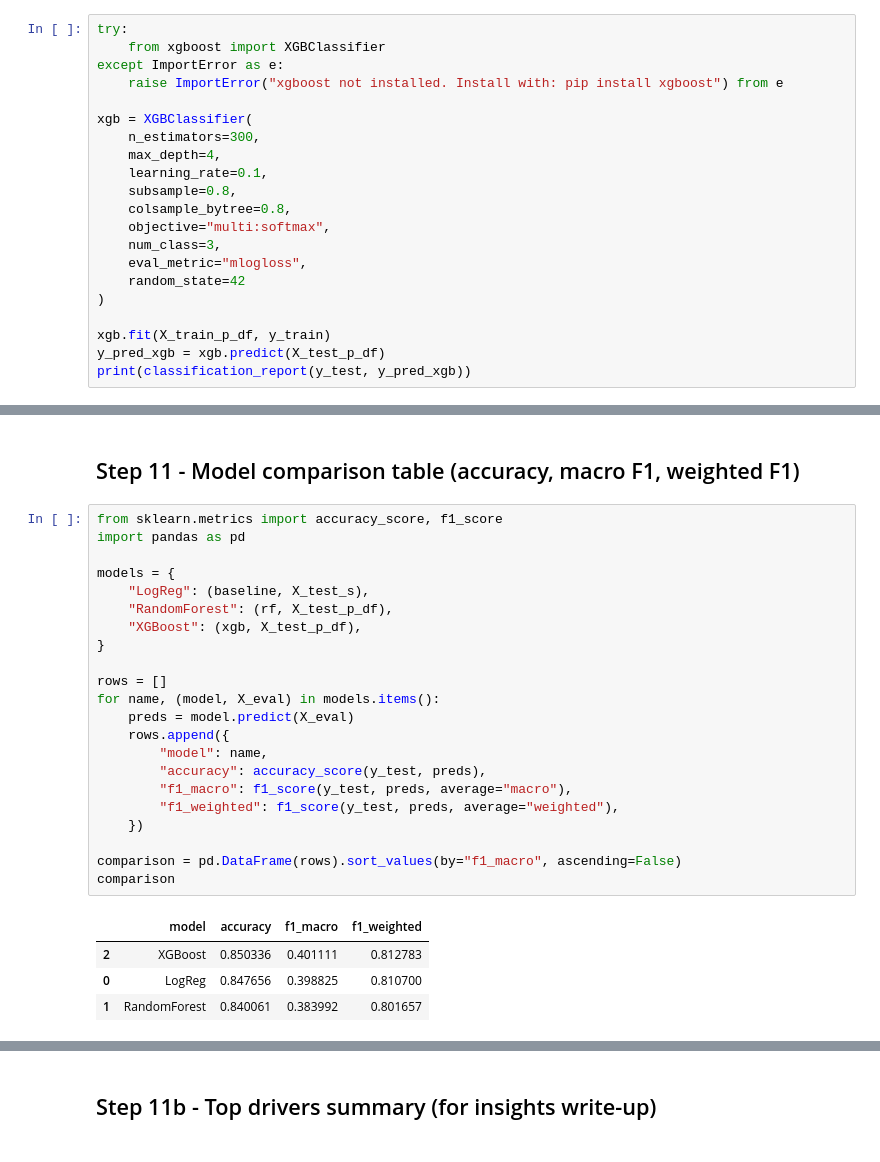
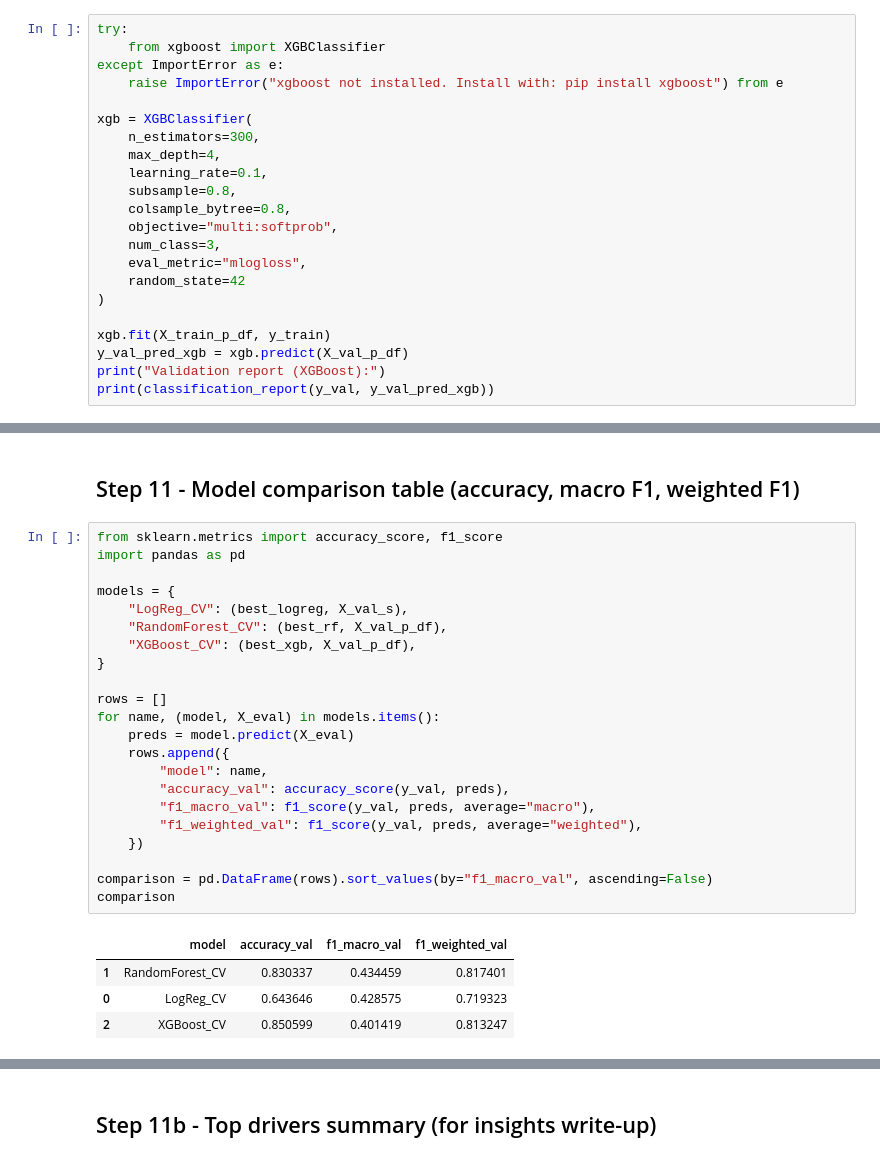
Before and after one commit to No0bDarren/ADALL_github, a Jupyter notebook: ADALL_Final_Project.ipynb, the cells around one changed output, grey strips where cells are left out. Cells and saved outputs as stored; diff of their text form.

```diff
--- a/ADALL_Final_Project.ipynb
+++ b/ADALL_Final_Project.ipynb
@@ -235,13 +241,14 @@ xgb = XGBClassifier(
     learning_rate=0.1,
     subsample=0.8,
     colsample_bytree=0.8,
-    objective="multi:softmax",
+    objective="multi:softprob",
     num_class=3,
     eval_metric="mlogloss",
     random_state=42
 )
 
 xgb.fit(X_train_p_df, y_train)
-y_pred_xgb = xgb.predict(X_test_p_df)
-print(classification_report(y_test, y_pred_xgb))
+y_val_pred_xgb = xgb.predict(X_val_p_df)
+print("Validation report (XGBoost):")
+print(classification_report(y_val, y_val_pred_xgb))
 # %% [output]
@@ -382,27 +450,27 @@ BMI: 40 Pred: 0.0
 # %%
 from sklearn.metrics import accuracy_score, f1_score
 import pandas as pd
 
 models = {
-    "LogReg": (baseline, X_test_s),
-    "RandomForest": (rf, X_test_p_df),
-    "XGBoost": (xgb, X_test_p_df),
+    "LogReg_CV": (best_logreg, X_val_s),
+    "RandomForest_CV": (best_rf, X_val_p_df),
+    "XGBoost_CV": (best_xgb, X_val_p_df),
 }
 
 rows = []
 for name, (model, X_eval) in models.items():
     preds = model.predict(X_eval)
     rows.append({
         "model": name,
-        "accuracy": accuracy_score(y_test, preds),
-        "f1_macro": f1_score(y_test, preds, average="macro"),
-        "f1_weighted": f1_score(y_test, preds, average="weighted"),
+        "accuracy_val": accuracy_score(y_val, preds),
+        "f1_macro_val": f1_score(y_val, preds, average="macro"),
+        "f1_weighted_val": f1_score(y_val, preds, average="weighted"),
     })
 
-comparison = pd.DataFrame(rows).sort_values(by="f1_macro", ascending=False)
+comparison = pd.DataFrame(rows).sort_values(by="f1_macro_val", ascending=False)
 comparison
 # %% [output]
-|  | model | accuracy | f1_macro | f1_weighted |
-| 2 | XGBoost | 0.850336 | 0.401111 | 0.812783 |
-| 0 | LogReg | 0.847656 | 0.398825 | 0.810700 |
-| 1 | RandomForest | 0.840061 | 0.383992 | 0.801657 |
+|  | model | accuracy_val | f1_macro_val | f1_weighted_val |
+| 1 | RandomForest_CV | 0.830337 | 0.434459 | 0.817401 |
+| 0 | LogReg_CV | 0.643646 | 0.428575 | 0.719323 |
+| 2 | XGBoost_CV | 0.850599 | 0.401419 | 0.813247 |
```
Also changed, not shown: parts of 24 cells of this notebook.
